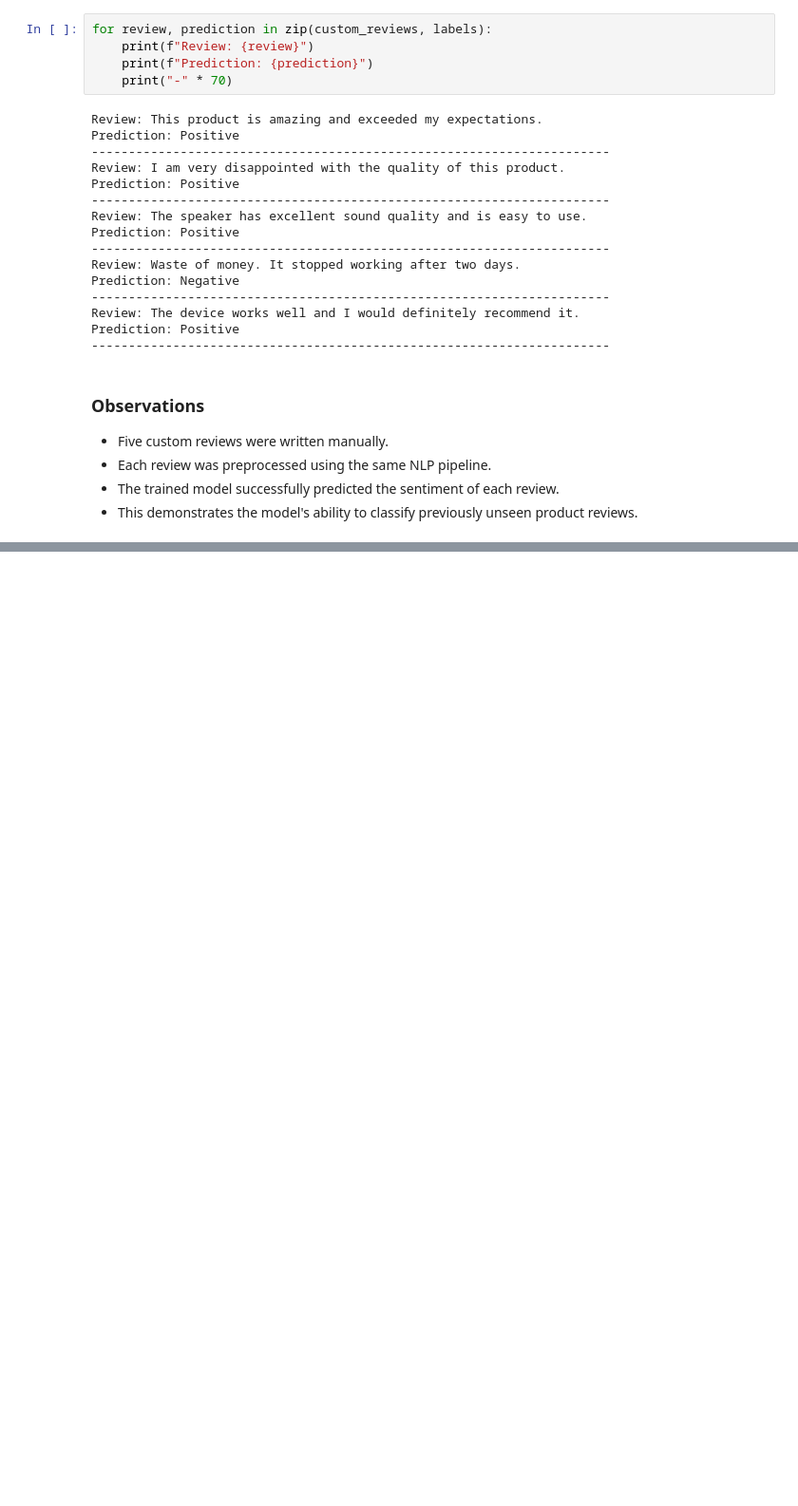
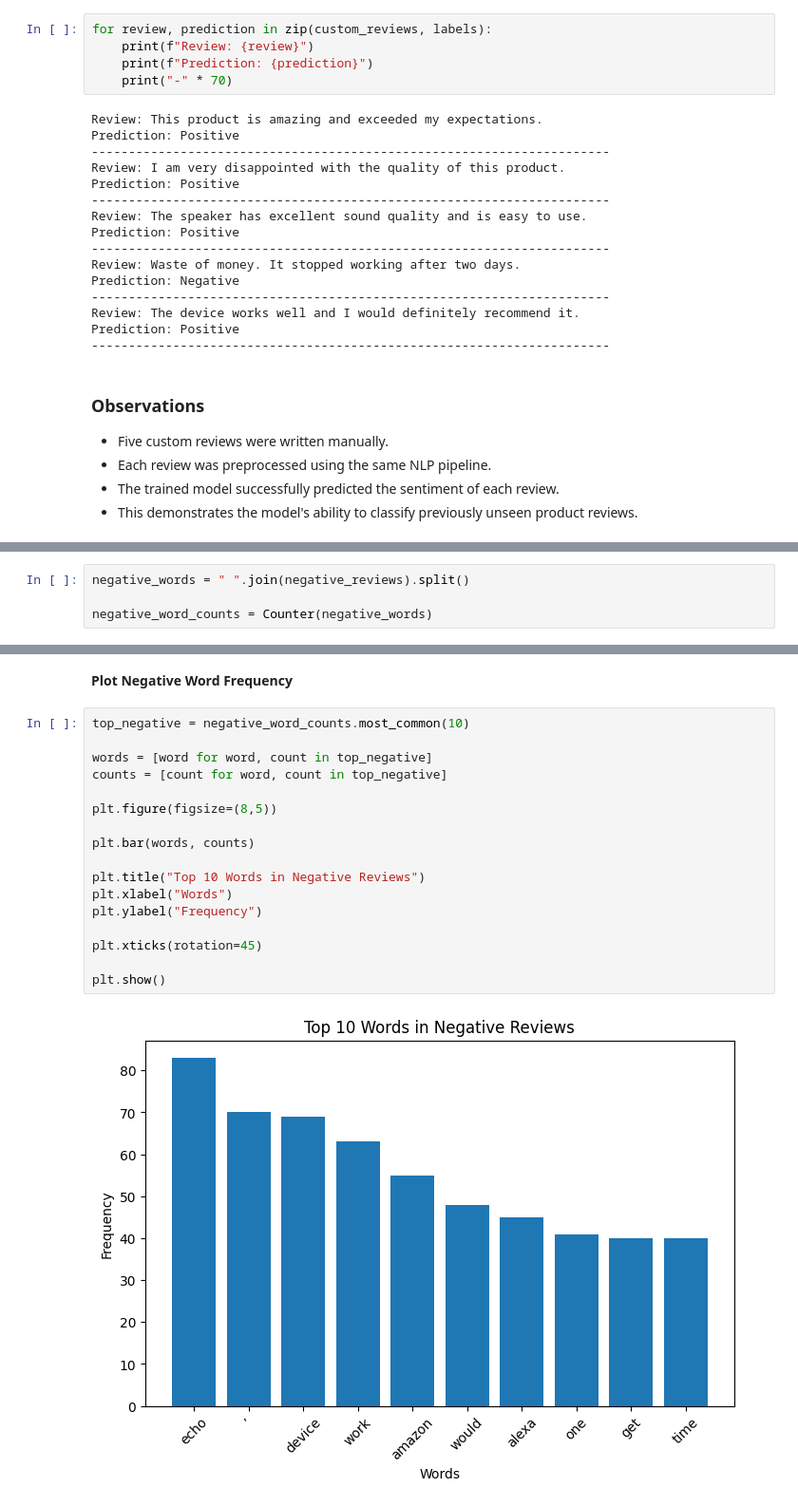
Before and after one commit to TahaBhatti786/Sentiment-Analysis-of-Product-Reviews, a Jupyter notebook: notebooks/sentiment_analysis.ipynb, the cells around one changed output, grey strips where cells are left out. Shown at 95% size. Saved outputs shown, nothing was run; the diff lists cells and outputs as text; blank space fills up the shorter version.

```diff
--- a/notebooks/sentiment_analysis.ipynb
+++ b/notebooks/sentiment_analysis.ipynb
@@ -1399,0 +1420,4 @@ Prediction: Positive
+# %%
+negative_words = " ".join(negative_reviews).split()
+
+negative_word_counts = Counter(negative_words)
@@ -1399,0 +1475,21 @@ Prediction: Positive
+# %% [markdown]
+**Plot Negative Word Frequency**
+# %%
+top_negative = negative_word_counts.most_common(10)
+
+words = [word for word, count in top_negative]
+counts = [count for word, count in top_negative]
+
+plt.figure(figsize=(8,5))
+
+plt.bar(words, counts)
+
+plt.title("Top 10 Words in Negative Reviews")
+plt.xlabel("Words")
+plt.ylabel("Frequency")
+
+plt.xticks(rotation=45)
+
+plt.show()
+# %% [output]
+[figure, added]
```
Also changed, not shown: parts of 18 cells of this notebook, 2 other files.
